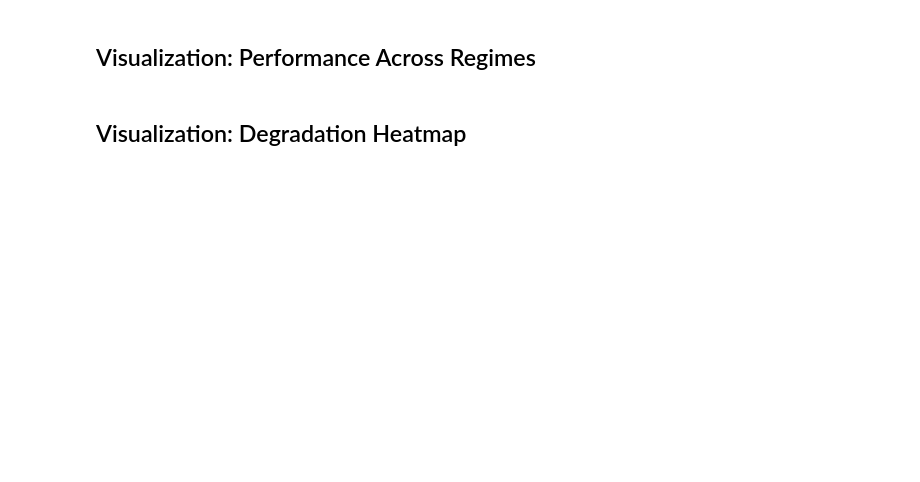
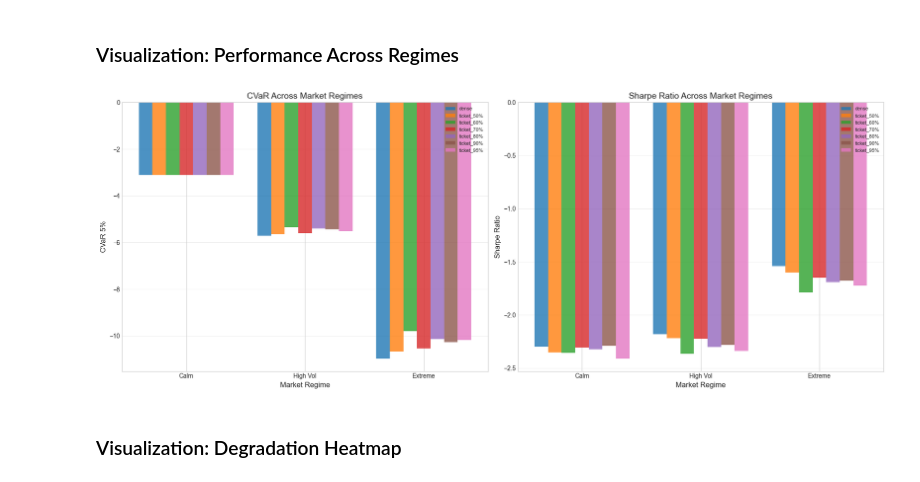
Before and after one commit to abdoulayetraore07/Deep-Robust-LTH, a Jupyter notebook: notebooks/04_regime_shifts.ipynb, the cells around one changed output. Drawn from its saved outputs; the diff is of its cells as text; code cells hidden in the pictures; blank space fills up the shorter version.

```diff
--- a/notebooks/04_regime_shifts.ipynb
+++ b/notebooks/04_regime_shifts.ipynb
@@ -39,6 +43,6 @@ print(f"K={K}, T={T}, n_steps={n_steps}, dt={dt:.6f}")
 # %%
 # Number of paths per regime
-n_paths_per_regime = 10000
+n_paths_per_regime = 15000
 
 # Define regime parameters
 regime_params = {
@@ -250,52 +346,58 @@ print("=" * 80)
 # %% [markdown]
-## Visualization: Performance Across Regimes
+### Visualization: Performance Across Regimes
 # %%
 if len(models) > 0:
     regimes_list = ['calm', 'high_vol', 'extreme']
     model_names_list = list(models.keys())
     n_models = len(model_names_list)
 
-    fig, axes = plt.subplots(1, 2, figsize=(14, 6))
+    # Larger figure for more models
+    fig, axes = plt.subplots(1, 2, figsize=(18, 7))
 
     x = np.arange(len(regimes_list))
     width = 0.8 / n_models
-    colors = ['#2563eb', '#16a34a', '#dc2626', '#9333ea'][:n_models]
+
+    # Color palette for many models
+    cmap = plt.cm.get_cmap('tab10')
+    colors = [cmap(i) for i in range(n_models)]
 
     # CVaR across regimes
     for i, model_name in enumerate(model_names_list):
         cvars = [results_regimes[model_name][r]['cvar_05'] for r in regimes_list]
         axes[0].bar(x + i * width - (n_models - 1) * width / 2, cvars, width,
                    label=model_name, color=colors[i], alpha=0.8)
 
-    axes[0].set_xlabel('Market Regime')
-    axes[0].set_ylabel('CVaR 5%')
-    axes[0].set_title('CVaR Across Market Regimes')
+    axes[0].set_xlabel('Market Regime', fontsize=12)
+    axes[0].set_ylabel('CVaR 5%', fontsize=12)
+    axes[0].set_title('CVaR Across Market Regimes', fontsize=14)
     axes[0].set_xticks(x)
     axes[0].set_xticklabels(['Calm', 'High Vol', 'Extreme'])
-    axes[0].legend()
+    axes[0].legend(loc='upper right', fontsize=8)
     axes[0].grid(True, alpha=0.3, axis='y')
 
     # Sharpe across regimes
     for i, model_name in enumerate(model_names_list):
         sharpes = [results_regimes[model_name][r]['sharpe_ratio'] for r in regimes_list]
         axes[1].bar(x + i * width - (n_models - 1) * width / 2, sharpes, width,
                    label=model_name, color=colors[i], alpha=0.8)
 
-    axes[1].set_xlabel('Market Regime')
-    axes[1].set_ylabel('Sharpe Ratio')
-    axes[1].set_title('Sharpe Ratio Across Market Regimes')
+    axes[1].set_xlabel('Market Regime', fontsize=12)
+    axes[1].set_ylabel('Sharpe Ratio', fontsize=12)
+    axes[1].set_title('Sharpe Ratio Across Market Regimes', fontsize=14)
     axes[1].set_xticks(x)
     axes[1].set_xticklabels(['Calm', 'High Vol', 'Extreme'])
-    axes[1].legend()
+    axes[1].legend(loc='upper right', fontsize=8)
     axes[1].grid(True, alpha=0.3, axis='y')
 
     plt.tight_layout()
-    plt.savefig('../figures/regime_shifts_performance.pdf', dpi=300)
+    plt.savefig('../figures/regime_shifts_performance.pdf', dpi=300, bbox_inches='tight')
     plt.show()
 else:
     print("No models to visualize")
+# %% [output]
+[figure, added]
 # %% [markdown]
-## Visualization: Degradation Heatmap
+### Visualization: Degradation Heatmap
 # %%
 if len(degradation_results) > 0:
     # Create degradation matrix
```
Also changed, not shown: parts of 18 cells of this notebook, 44 other files.
